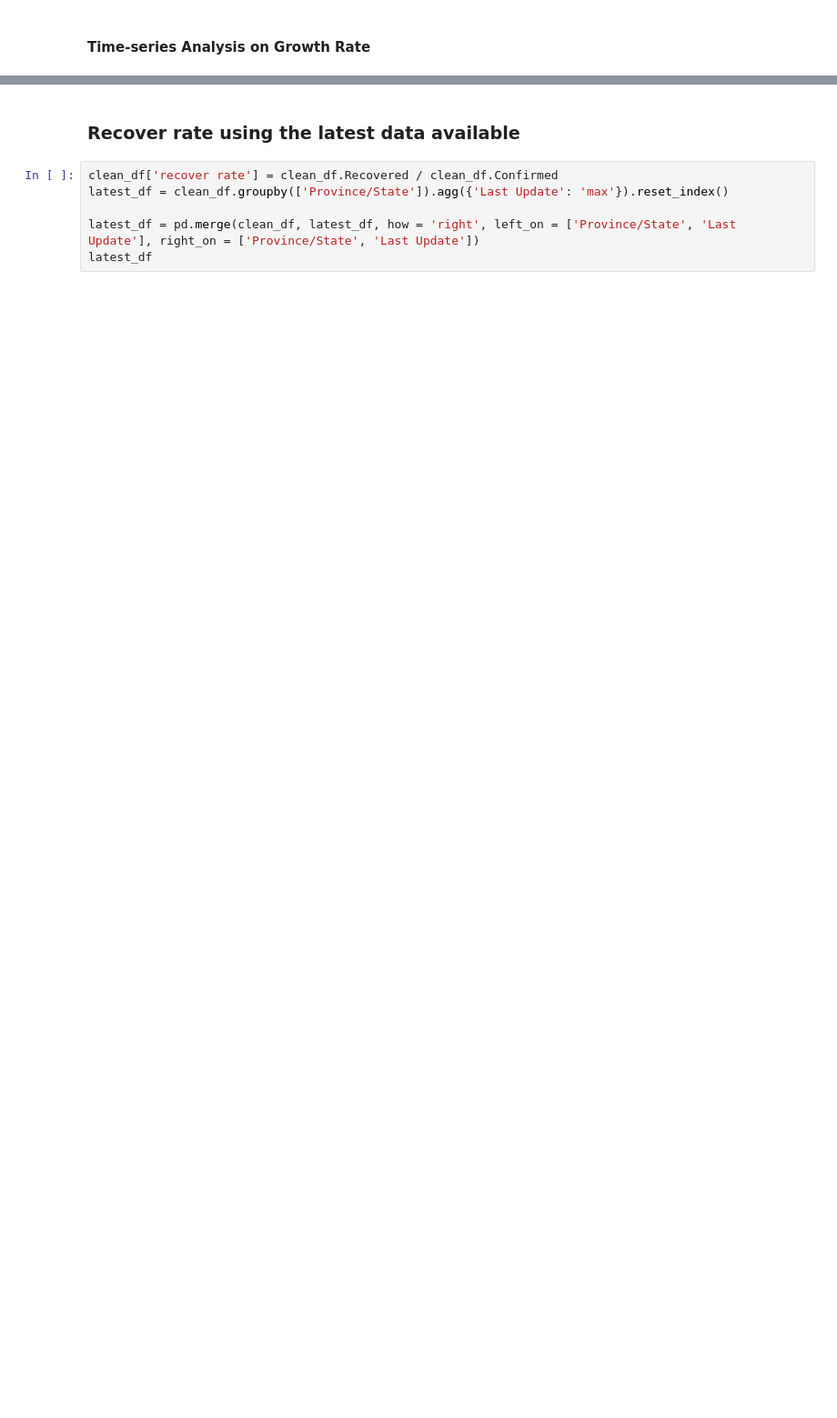
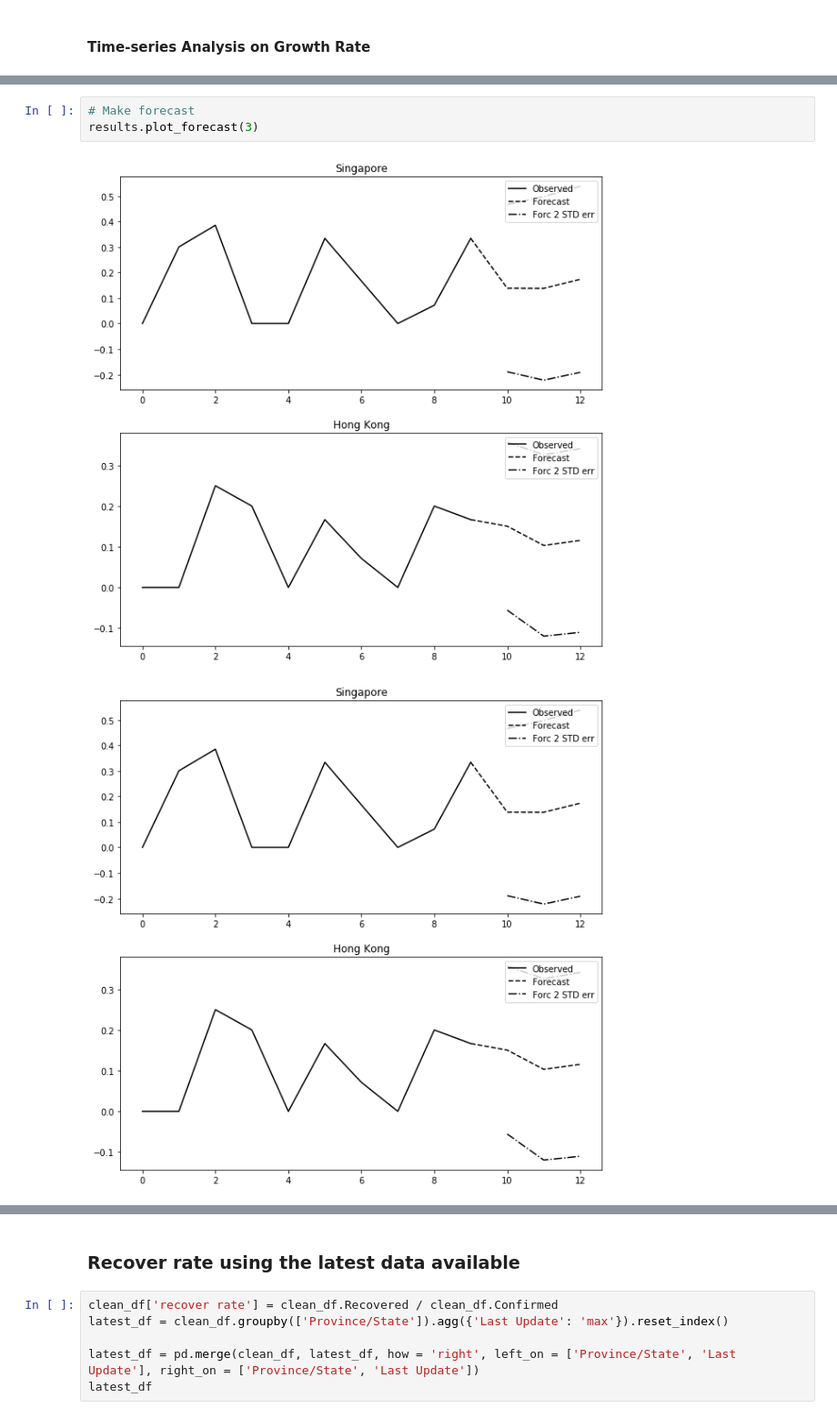
Before and after one commit to deeplaunch/Experiments, a Jupyter notebook: nCoV/Novel Coronavirus Spread.ipynb, the cells around one changed output, grey strips where cells are left out. Shown at 91% size. Cells and saved outputs as stored; diff of their text form; blank space fills up the shorter version.

```diff
--- a/nCoV/Novel Coronavirus Spread.ipynb
+++ b/nCoV/Novel Coronavirus Spread.ipynb
@@ -428,0 +509,6 @@ Roots
+# %%
+# Make forecast
+results.plot_forecast(3)
+# %% [output]
+[figure, added]
+[figure, added]
```
Also changed, not shown: parts of 35 cells of this notebook.
